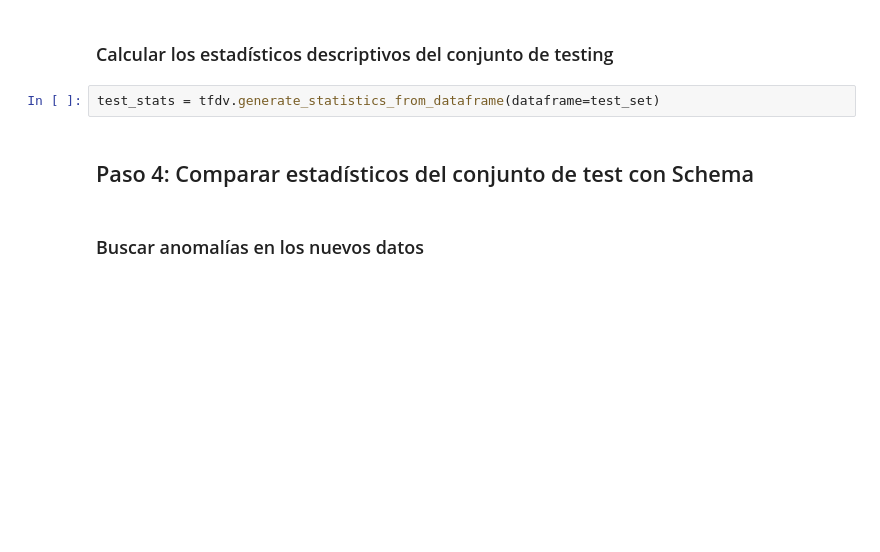
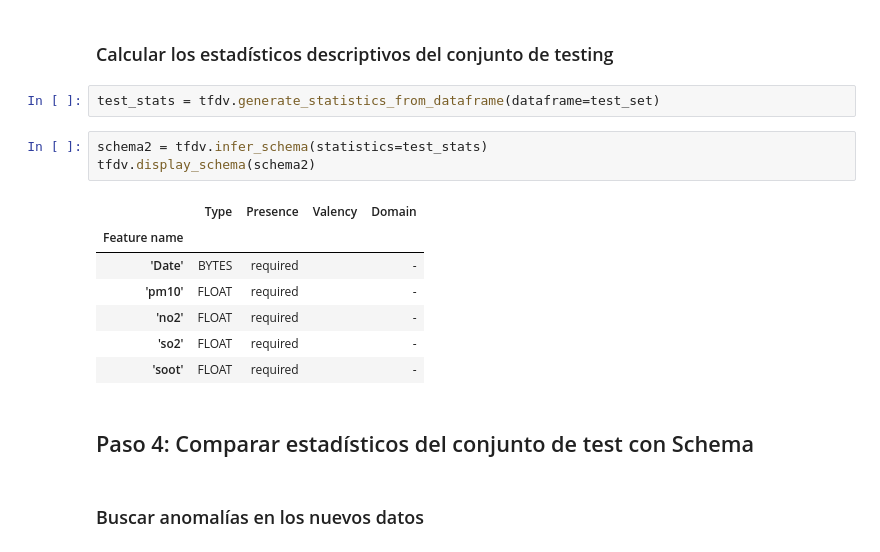
Before and after one commit to INFINITY-RUBER/Curso_de_Tensorflow-2.0_Guia_completa_para_el_Nuevo_Tensorflow, a Jupyter notebook: Collab_9_Validación_de_datos_con_TensorFlow_Data_Validation_(TFDV).ipynb, the cells around one changed output. Saved outputs shown, nothing was run; the diff lists cells and outputs as text; blank space fills up the shorter version.

```diff
--- a/Collab_9_Validación_de_datos_con_TensorFlow_Data_Validation_(TFDV).ipynb
+++ b/Collab_9_Validación_de_datos_con_TensorFlow_Data_Validation_(TFDV).ipynb
@@ -114,6 +115,17 @@ tfdv.display_schema(schema)
 ### Calcular los estadísticos  descriptivos del conjunto de testing
 # %%
 test_stats = tfdv.generate_statistics_from_dataframe(dataframe=test_set)
+# %%
+schema2 = tfdv.infer_schema(statistics=test_stats)
+tfdv.display_schema(schema2)
+# %% [output]
+|  | Type | Presence | Valency | Domain |
+| Feature name |  |  |  |  |
+| 'Date' | BYTES | required |  | - |
+| 'pm10' | FLOAT | required |  | - |
+| 'no2' | FLOAT | required |  | - |
+| 'so2' | FLOAT | required |  | - |
+| 'soot' | FLOAT | required |  | - |
 # %% [markdown]
 ## Paso 4: Comparar estadísticos del conjunto de test con Schema
 # %% [markdown]
```
Also changed, not shown: parts of 12 cells of this notebook.
